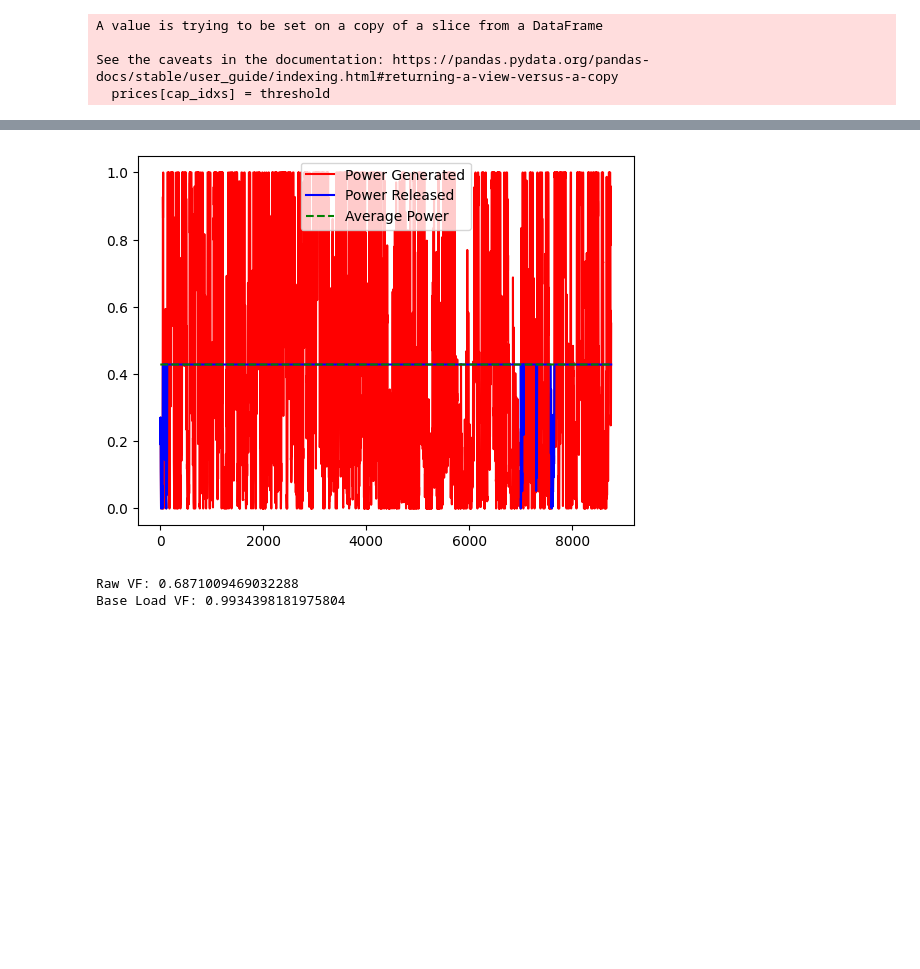
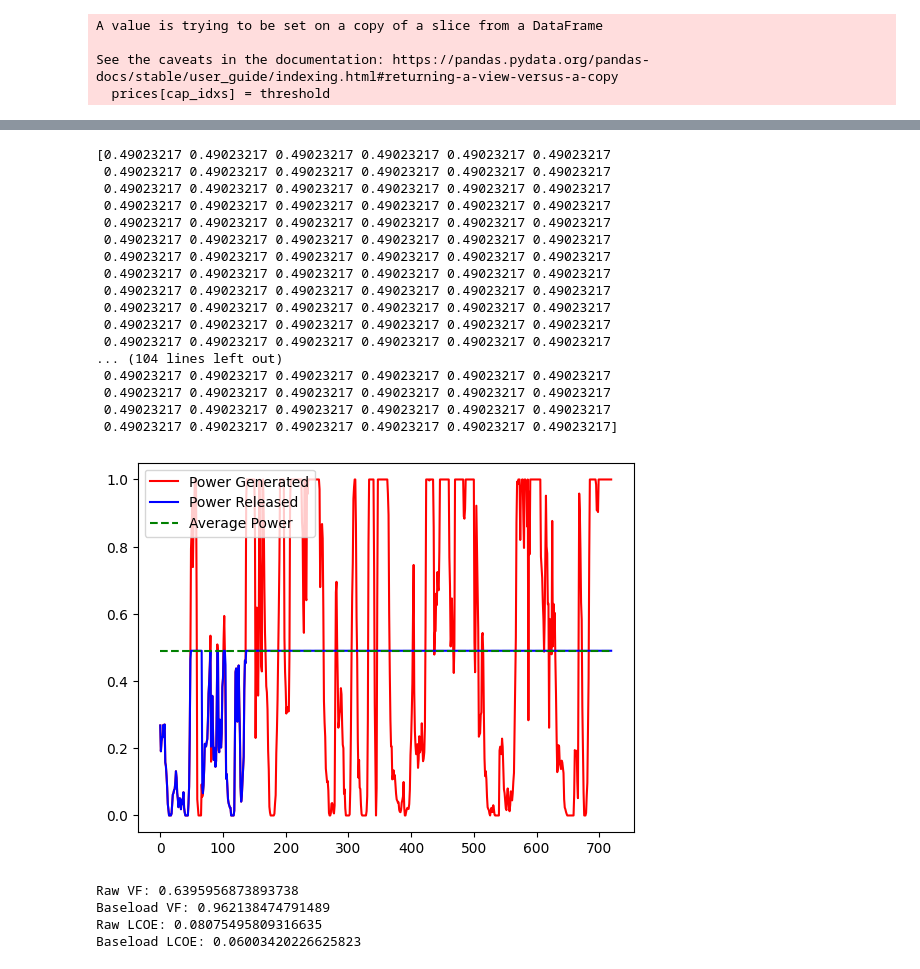
Before and after one commit to davidvalenta-dev/deep-wind-model-dispatch, a Jupyter notebook: src/model_exploration.ipynb, the cells around one changed output, grey strips where cells are left out. Cells and saved outputs as stored; diff of their text form; code cells hidden in the pictures; blank space fills up the shorter version.

```diff
--- a/src/model_exploration.ipynb
+++ b/src/model_exploration.ipynb
@@ -10,11 +11,17 @@ from classical_strategies import base_load, base_load_modified
 # %%
-model = load_model(model_path='/Users/zachl/Desktop/WindEnergyForecasting/test/77f28d1e-8d79-4dd1-823f-ed795bd50c08/hidden16_seqlen168_77f28d1e-8d79-4dd1-823f-ed795bd50c08.pth',
-                   config_path='./configs/config.yaml')
-
-config = load_config('./configs/config.yaml')
-dataset = load_dataset_no_split('../data/processed/dataset_2018-21_clean.csv', config)
+# model_1day, dataset, config = load_experiment('8429e759-7ae6-4338-aa05-8d015681ac09', '../data/processed/dataset_2018-21_clean.csv')
+model_1week, dataset, config = load_experiment('8c214393-4e6f-493d-a8d2-6f016a07ac1e', '../data/processed/dataset_2018-21_clean.csv')
+# model_1month, _, _ = load_experiment('957a6ccd-475b-4067-8f98-6b16926eb055', '../data/processed/dataset_2018-21_clean.csv')
 # %% [output]
 A value is trying to be set on a copy of a slice from a DataFrame
 
 See the caveats in the documentation: https://pandas.pydata.org/pandas-docs/stable/user_guide/indexing.html#returning-a-view-versus-a-copy
   prices[cap_idxs] = threshold
+# %%
+idxs1mo = 24 * 30
+idxs1yr = 24 * 365
+dataset = dataset[:idxs1mo]
+print(f'Length of dataset: {len(dataset)}')
+power = dataset[:,0].detach().cpu().numpy().squeeze()
+price = dataset[:,1].detach().cpu().numpy().squeeze()
+x = np.arange(0, len(dataset))
@@ -43,19 +120,43 @@ Length of dataset: 34861
 # %%
 base_load_released = base_load(power)
 
 avg = np.repeat(np.mean(power), len(x))
+print(avg)
 plt.plot(x, power, 'r', label='Power Generated')
 plt.plot(x, base_load_released, 'b', label='Power Released')
 plt.plot(x, avg, '--g', label='Average Power')
 plt.legend()
 plt.show()
 
 before_vf = value_factor(power, price)
-after_vf = value_factor(base_load_released, price)
+baseload_vf = value_factor(base_load_released, price)
+before_lcoe = lcoe(power, price)
+baseload_lcoe = lcoe(base_load_released, price)
 
 print(f'Raw VF: {before_vf}')
-print(f'Base Load VF: {after_vf}')
+print(f'Baseload VF: {baseload_vf}')
+print(f'Raw LCOE: {before_lcoe}')
+print(f'Baseload LCOE: {baseload_lcoe}')
 # %% [output]
+[0.49023217 0.49023217 0.49023217 0.49023217 0.49023217 0.49023217
+ 0.49023217 0.49023217 0.49023217 0.49023217 0.49023217 0.49023217
+ 0.49023217 0.49023217 0.49023217 0.49023217 0.49023217 0.49023217
+ 0.49023217 0.49023217 0.49023217 0.49023217 0.49023217 0.49023217
+ 0.49023217 0.49023217 0.49023217 0.49023217 0.49023217 0.49023217
+ 0.49023217 0.49023217 0.49023217 0.49023217 0.49023217 0.49023217
+ 0.49023217 0.49023217 0.49023217 0.49023217 0.49023217 0.49023217
+ 0.49023217 0.49023217 0.49023217 0.49023217 0.49023217 0.49023217
+ 0.49023217 0.49023217 0.49023217 0.49023217 0.49023217 0.49023217
+ 0.49023217 0.49023217 0.49023217 0.49023217 0.49023217 0.49023217
+ 0.49023217 0.49023217 0.49023217 0.49023217 0.49023217 0.49023217
+ 0.49023217 0.49023217 0.49023217 0.49023217 0.49023217 0.49023217
+... (104 lines left out)
+ 0.49023217 0.49023217 0.49023217 0.49023217 0.49023217 0.49023217
+ 0.49023217 0.49023217 0.49023217 0.49023217 0.49023217 0.49023217
+ 0.49023217 0.49023217 0.49023217 0.49023217 0.49023217 0.49023217
+ 0.49023217 0.49023217 0.49023217 0.49023217 0.49023217 0.49023217]
-[figure, old version]
+[figure, new version]
-Raw VF: 0.6871009469032288
-Base Load VF: 0.9934398181975804
+Raw VF: 0.6395956873893738
+Baseload VF: 0.962138474791489
+Raw LCOE: 0.08075495809316635
+Baseload LCOE: 0.06003420226625823
```
Also changed, not shown: parts of 7 cells of this notebook, 33 other files.
